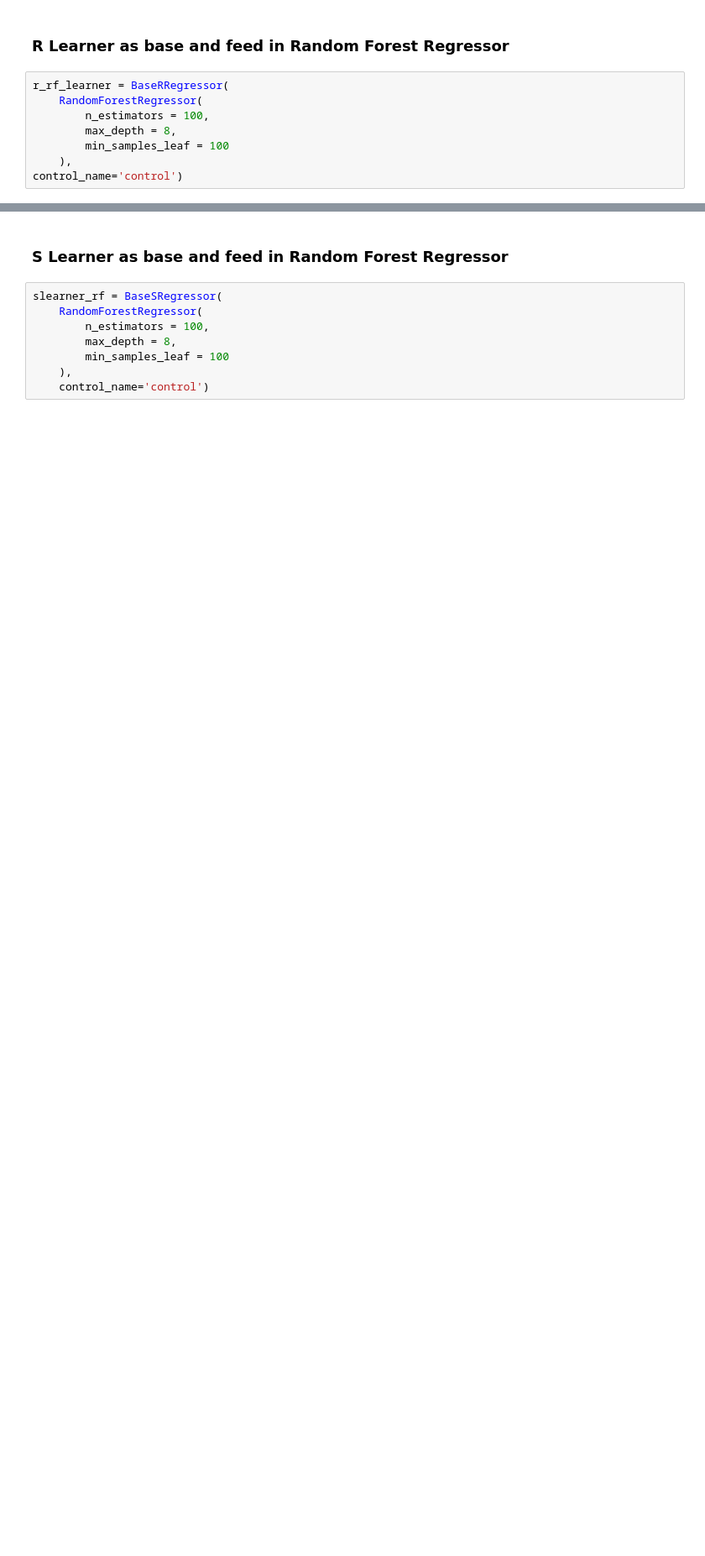
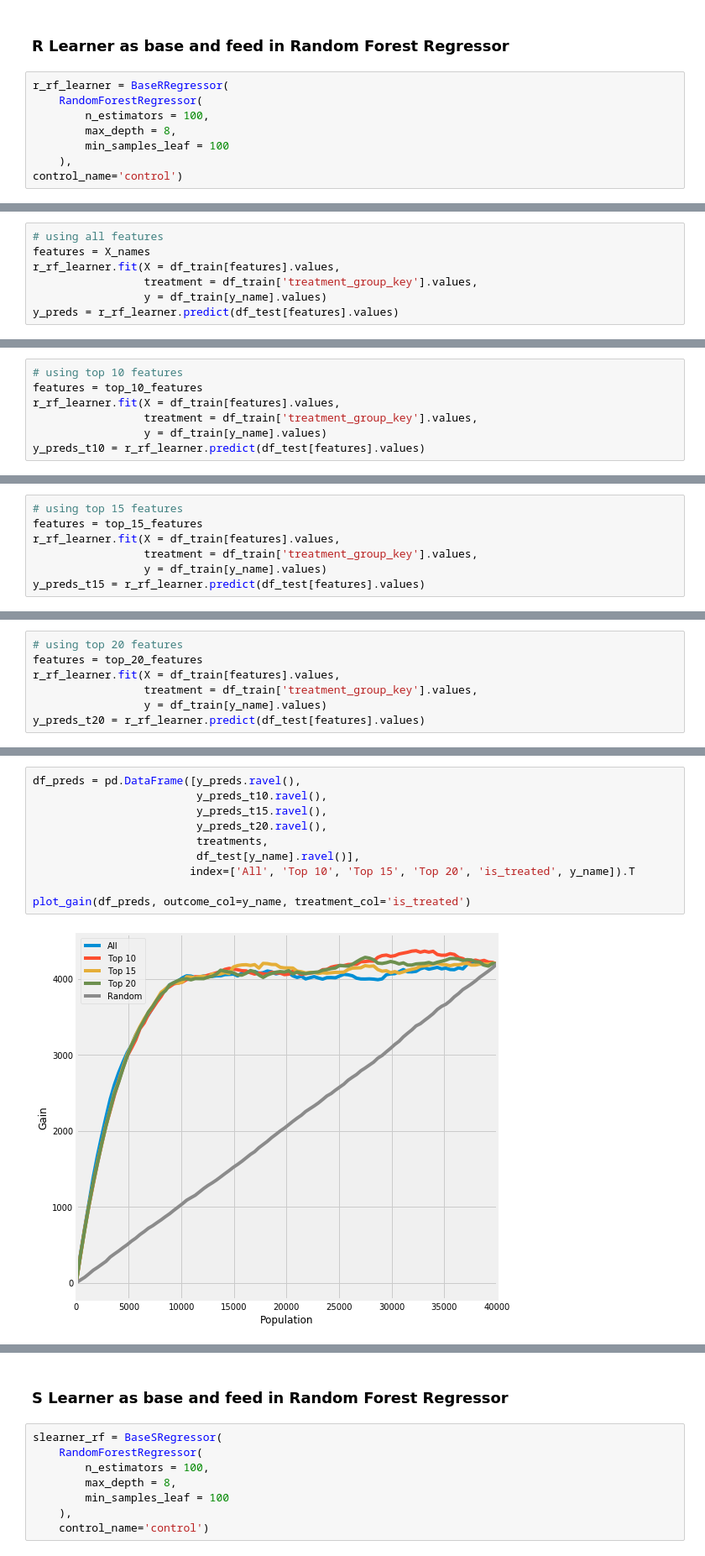
Before and after one commit to uber/causalml, a Jupyter notebook: examples/feature_selection.ipynb, the cells around one changed output, grey strips where cells are left out. Shown at 84% size. Drawn from its saved outputs; the diff is of its cells as text; blank space fills up the shorter version.

```diff
--- a/examples/feature_selection.ipynb
+++ b/examples/feature_selection.ipynb
@@ -439,0 +348,7 @@ dtype: float64
+# %%
+# using all features
+features = X_names
+r_rf_learner.fit(X = df_train[features].values,
+                 treatment = df_train['treatment_group_key'].values,
+                 y = df_train[y_name].values)
+y_preds = r_rf_learner.predict(df_test[features].values)
@@ -439,0 +360,7 @@ dtype: float64
+# %%
+# using top 10 features
+features = top_10_features
+r_rf_learner.fit(X = df_train[features].values,
+                 treatment = df_train['treatment_group_key'].values,
+                 y = df_train[y_name].values)
+y_preds_t10 = r_rf_learner.predict(df_test[features].values)
@@ -439,0 +372,7 @@ dtype: float64
+# %%
+# using top 15 features
+features = top_15_features
+r_rf_learner.fit(X = df_train[features].values,
+                 treatment = df_train['treatment_group_key'].values,
+                 y = df_train[y_name].values)
+y_preds_t15 = r_rf_learner.predict(df_test[features].values)
@@ -439,0 +384,7 @@ dtype: float64
+# %%
+# using top 20 features
+features = top_20_features
+r_rf_learner.fit(X = df_train[features].values,
+                 treatment = df_train['treatment_group_key'].values,
+                 y = df_train[y_name].values)
+y_preds_t20 = r_rf_learner.predict(df_test[features].values)
@@ -439,0 +398,12 @@ dtype: float64
+# %%
+df_preds = pd.DataFrame([y_preds.ravel(),
+                         y_preds_t10.ravel(),
+                         y_preds_t15.ravel(),
+                         y_preds_t20.ravel(),
+                         treatments,
+                         df_test[y_name].ravel()],
+                        index=['All', 'Top 10', 'Top 15', 'Top 20', 'is_treated', y_name]).T
+
+plot_gain(df_preds, outcome_col=y_name, treatment_col='is_treated')
+# %% [output]
+[figure, added]
```
Also changed, not shown: parts of 40 cells of this notebook.
